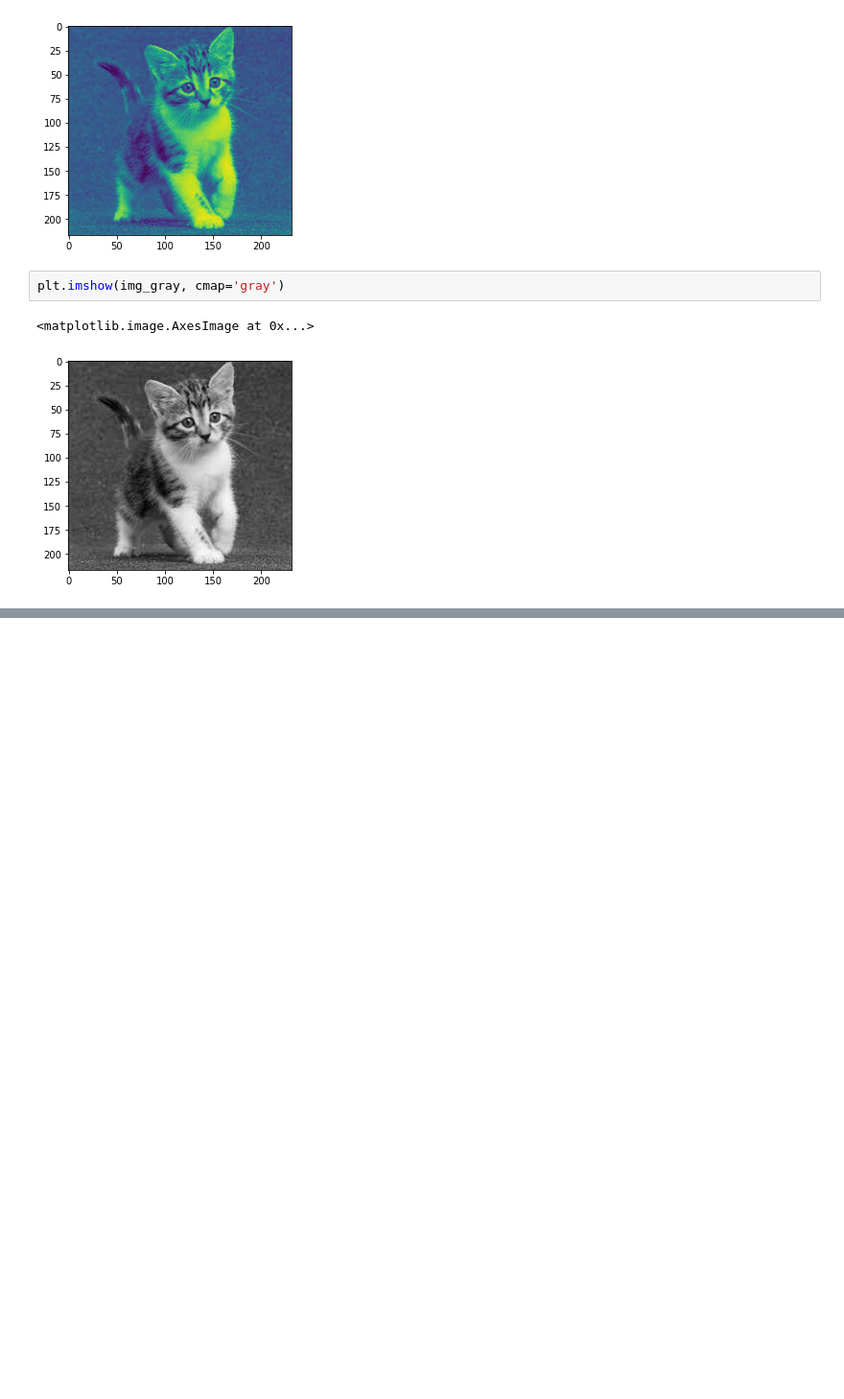
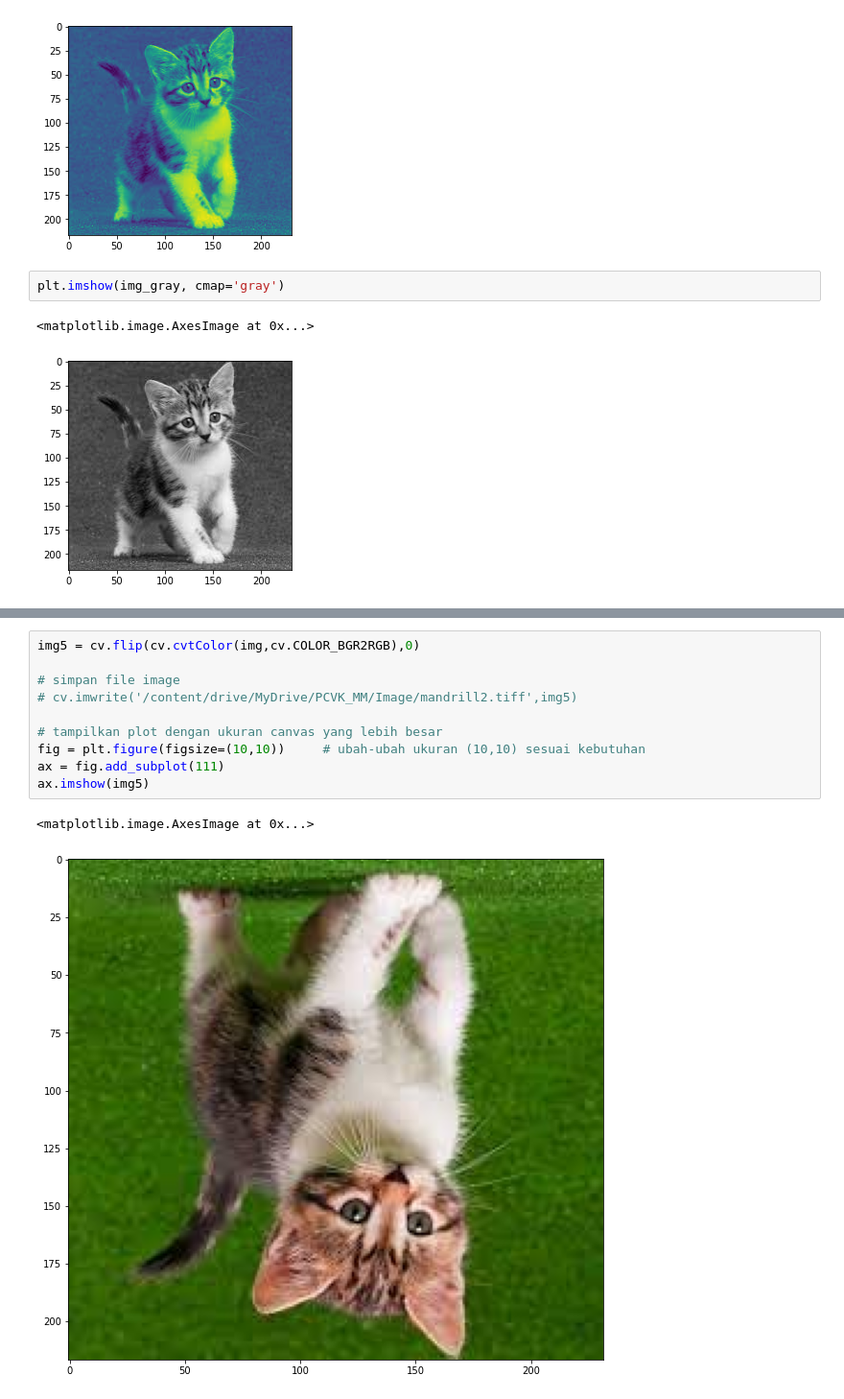
Before and after one commit to qorinda/PCVK_Genap_2021, a Jupyter notebook: Week2.ipynb, the cells around one changed output, grey strips where cells are left out. Shown at 96% size. Cells and saved outputs as stored; diff of their text form; blank space fills up the shorter version.

```diff
--- a/Week2.ipynb
+++ b/Week2.ipynb
@@ -38,0 +50,13 @@ plt.imshow(img_gray, cmap='gray')
+# %%
+img5 = cv.flip(cv.cvtColor(img,cv.COLOR_BGR2RGB),0)
+
+# simpan file image
+# cv.imwrite('/content/drive/MyDrive/PCVK_MM/Image/mandrill2.tiff',img5)
+
+# tampilkan plot dengan ukuran canvas yang lebih besar
+fig = plt.figure(figsize=(10,10))     # ubah-ubah ukuran (10,10) sesuai kebutuhan
+ax = fig.add_subplot(111)
+ax.imshow(img5)
+# %% [output]
+<matplotlib.image.AxesImage at 0x...>
+[figure, added]
```
Also changed, not shown: parts of 12 cells of this notebook.
